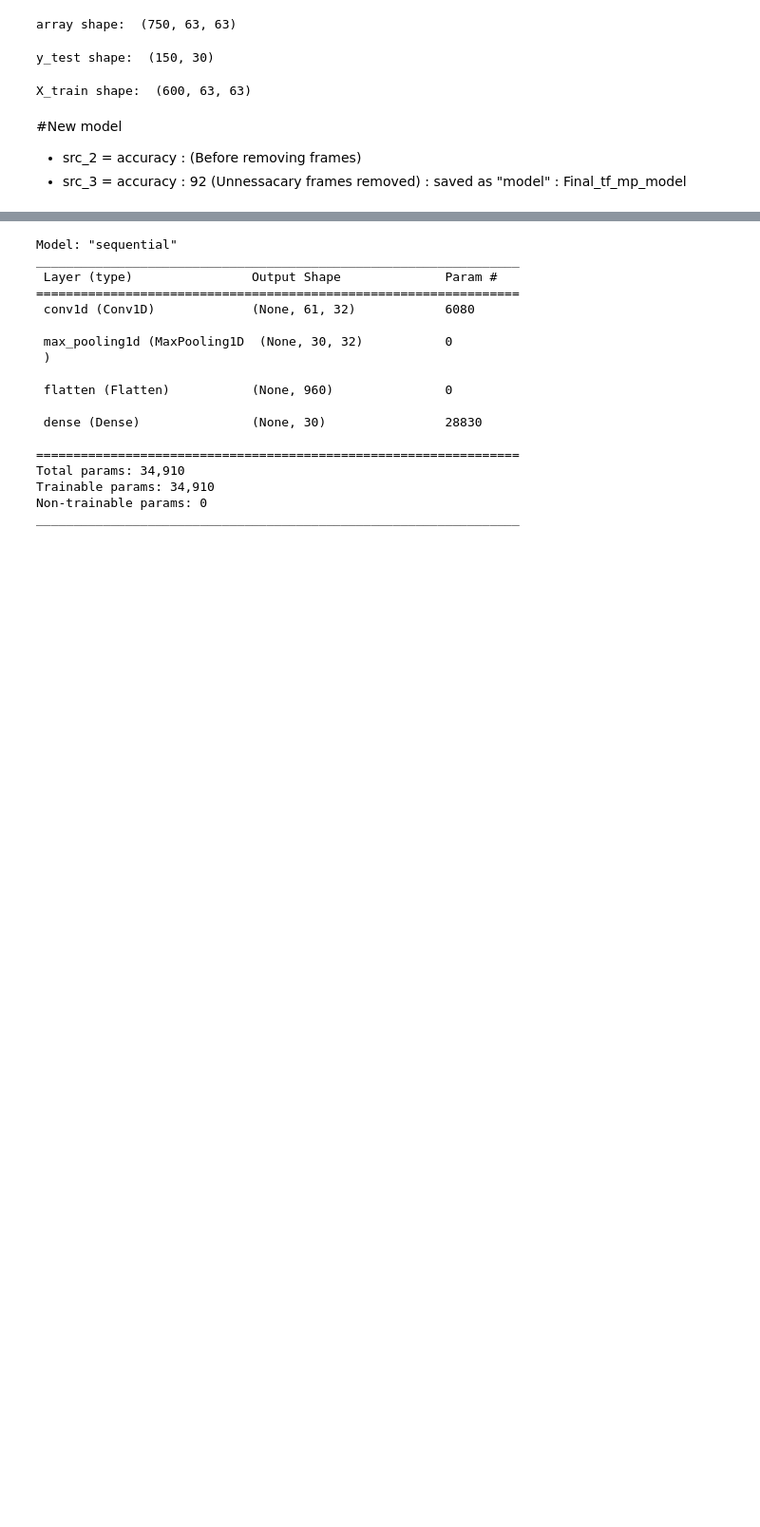
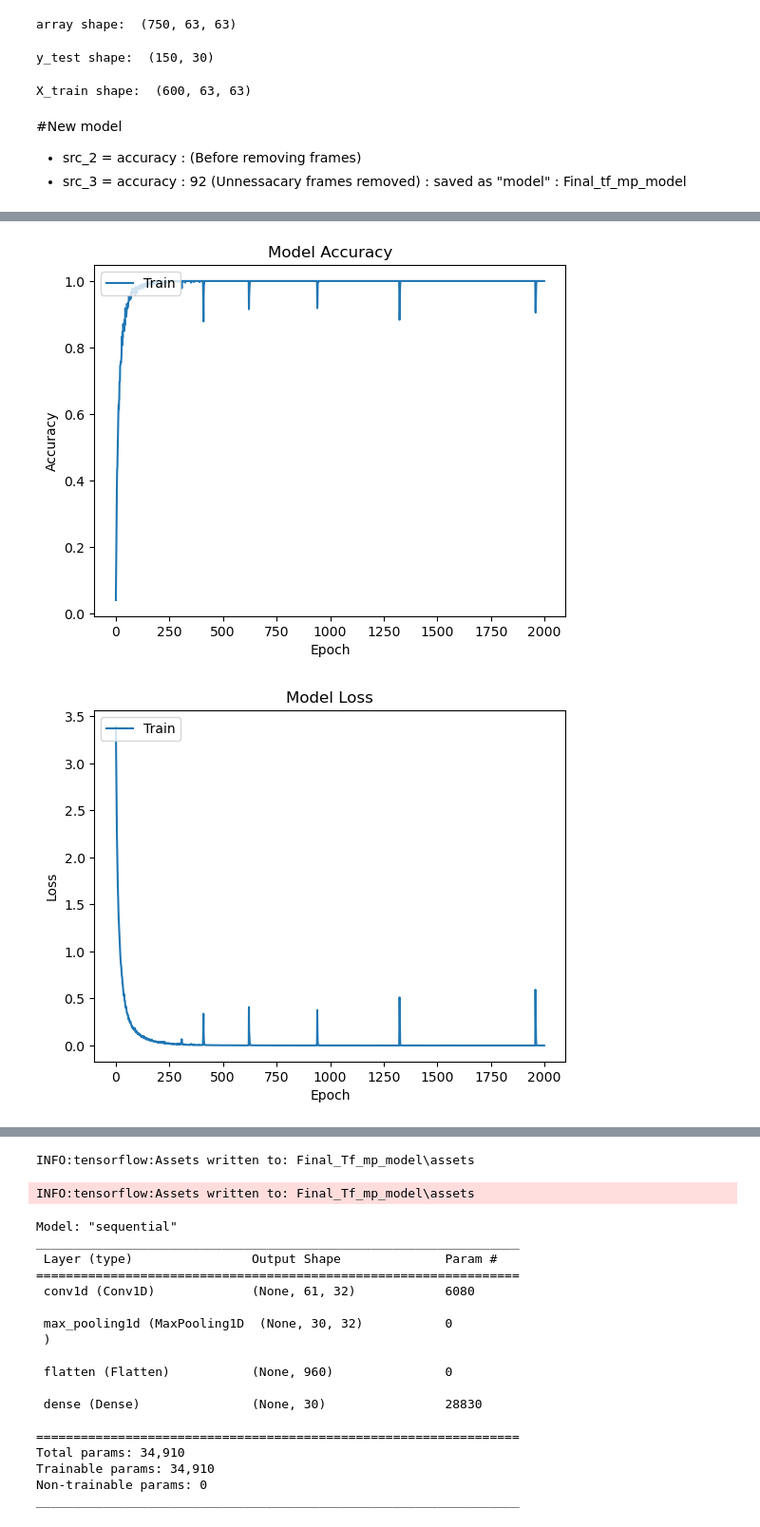
Before and after one commit to jathusharini/DSGP_Group_03, a Jupyter notebook: Final_MediaPipeSSL_Pickle.ipynb, the cells around one changed output, grey strips where cells are left out. Shown at 95% size. Saved outputs shown, nothing was run; the diff lists cells and outputs as text; code cells hidden in the pictures; blank space fills up the shorter version.

```diff
--- a/Final_MediaPipeSSL_Pickle.ipynb
+++ b/Final_MediaPipeSSL_Pickle.ipynb
@@ -103,7 +83,7 @@ Successfuly transfered
 # %% [markdown]
 Start running from here
 # %%
-with open('/content/drive/MyDrive/MediaPipe_Data/Dataset_PKL_MediaPipe/preprocessed_all.pkl', 'rb') as f:
+with open('preprocessed_model.pkl', 'rb') as f:
     data = pickle.load(f)
 print("reading is successful")
 
@@ -313,0 +272,22 @@ WARNING:absl:Found untraced functions such as _jit_compiled_convolution_op, _upd
+# %%
+# Plot epoch vs accuracy
+plt.plot(history.history['categorical_accuracy'])
+plt.title('Model Accuracy')
+plt.ylabel('Accuracy')
+plt.xlabel('Epoch')
+plt.legend(['Train'], loc='upper left')
+plt.show()
+
+# Plot epoch vs loss
+plt.plot(history.history['loss'])
+plt.title('Model Loss')
+plt.ylabel('Loss')
+plt.xlabel('Epoch')
+plt.legend(['Train'], loc='upper left')
+plt.show()
+
+#saving the model
+model.save("Final_Tf_mp_model")
+# %% [output]
+[figure, added]
+[figure, added]
@@ -314 +295,3 @@ WARNING:absl:Found untraced functions such as _jit_compiled_convolution_op, _upd
+INFO:tensorflow:Assets written to: Final_Tf_mp_model\assets
+INFO:tensorflow:Assets written to: Final_Tf_mp_model\assets
 # %%
```
Also changed, not shown: parts of 15 cells of this notebook.
